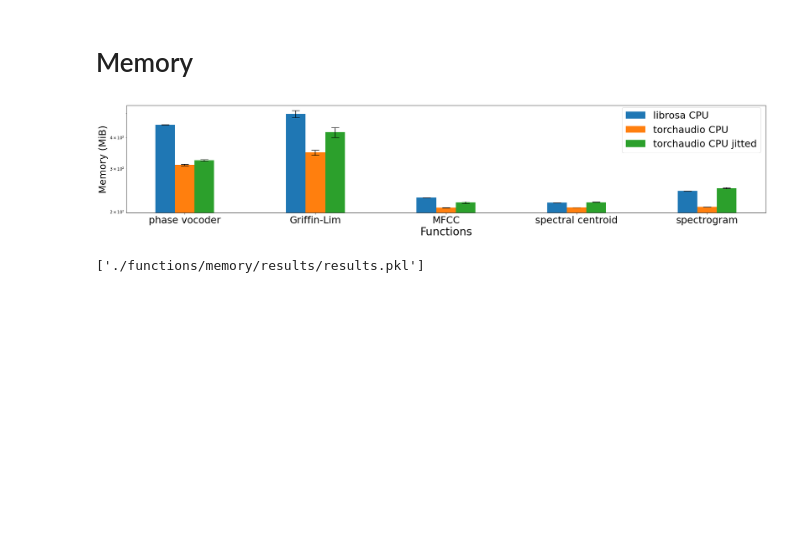
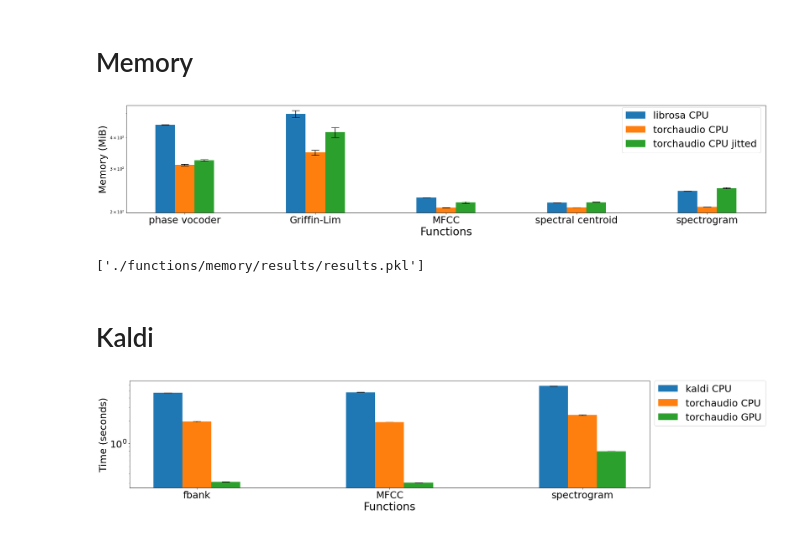
Before and after one commit to yangarbiter/torchaudio-benchmark, a Jupyter notebook: results.ipynb, the cells around one changed output. Cells and saved outputs as stored; diff of their text form; code cells hidden in the pictures; blank space fills up the shorter version.

Commit message:
Add comparison with kaldi

```diff
--- a/results.ipynb
+++ b/results.ipynb
@@ -239,3 +219,5 @@ del res[('spectrogram', 'librosa', 'cpu', "<class 'numpy.float32'>", 1)]
 joblib.dump(res, "./functions/memory/results/results.pkl")
 # %% [output]
 ['./functions/memory/results/results.pkl']
+# %% [markdown]
+# Kaldi
@@ -241,0 +226,73 @@ joblib.dump(res, "./functions/memory/results/results.pkl")
+# %%
+res = joblib.load("./functions/kaldi/results/results.pkl")
+# %%
+with open("./functions/kaldi/kaldi_results.txt") as f:
+    lines = f.readlines()
+# %%
+ret = [float(line.split(" ")[6]) for line in lines[:5]]
+res[('spectrogram', 'kaldi', 'cpu', "<class 'numpy.int16'>", 0)] = (np.mean(ret), sem(ret))
+
+ret = [float(line.split(" ")[6]) for line in lines[6:11]]
+res[('mfcc', 'kaldi', 'cpu', "<class 'numpy.int16'>", 0)] = (np.mean(ret), sem(ret))
+
+ret = [float(line.split(" ")[6]) for line in lines[13:18]]
+res[('fbank', 'kaldi', 'cpu', "<class 'numpy.int16'>", 0)] = (np.mean(ret), sem(ret))
+# %%
+functions = ["fbank", "MFCC", "spectrogram"]
+keys = {
+    "fbank": [
+        ["fbank", "kaldi", "cpu", "<class 'numpy.int16'>", 0],
+        ["fbank", "torchaudio", "cpu", "torch.float32", 0],
+        ["fbank", "torchaudio", "cuda:1", "torch.float32", 0],
+    ],
+    "MFCC": [
+        ["mfcc", "kaldi", "cpu", "<class 'numpy.int16'>", 0],
+        ["mfcc", "torchaudio", "cpu", "torch.float32", 0],
+        ["mfcc", "torchaudio", "cuda:1", "torch.float32", 0],
+    ],
+    "spectrogram": [
+        ["spectrogram", "kaldi", "cpu", "<class 'numpy.int16'>", 0],
+        ["spectrogram", "torchaudio", "cpu", "torch.float32", 0],
+        ["spectrogram", "torchaudio", "cuda:1", "torch.float32", 0],
+    ],
+}
+
+names = [
+    "kaldi CPU",
+    "torchaudio CPU",
+    "torchaudio GPU",
+]
+
+fig, ax = plt.subplots(figsize=(24, 5))
+fn_width = 0.15
+width = 0.15
+fontsize = 25
+
+for i in range(len(names)):
+    means, sems = [], []
+    for k, v in keys.items():
+        means.append(res[tuple(v[i])][0])
+        sems.append(res[tuple(v[i])][1])
+
+    x = np.arange(len(keys))
+    rects = ax.bar(x - (len(names)*width)/2 + ((i + 0.5) * fn_width),
+                   means, yerr=sems, width=width, label=names[i],
+                   lw=10, capsize=10)
+
+    # Add some text for labels, title and custom x-axis tick labels, etc.
+    ax.set_ylabel('Time (seconds)', fontsize=fontsize)
+    ax.set_xlabel('Functions', fontsize=fontsize+3)
+    ax.set_xticks(x)
+    ax.tick_params(axis='x', labelsize=fontsize)
+    ax.tick_params(axis='y', labelsize=fontsize)
+    ax.set_xticklabels(functions)
+    ax.set_yscale('log')
+    ax.legend(fontsize=fontsize, bbox_to_anchor=(1.0, 1.05))
+
+    #ax.bar_label(rects, padding=3)
+
+plt.tight_layout()
+plt.savefig("./figs/function_kaldi.png")
+plt.show()
+# %% [output]
+[figure, added]
```
Also changed, not shown: parts of 3 cells of this notebook, 5 other files.
